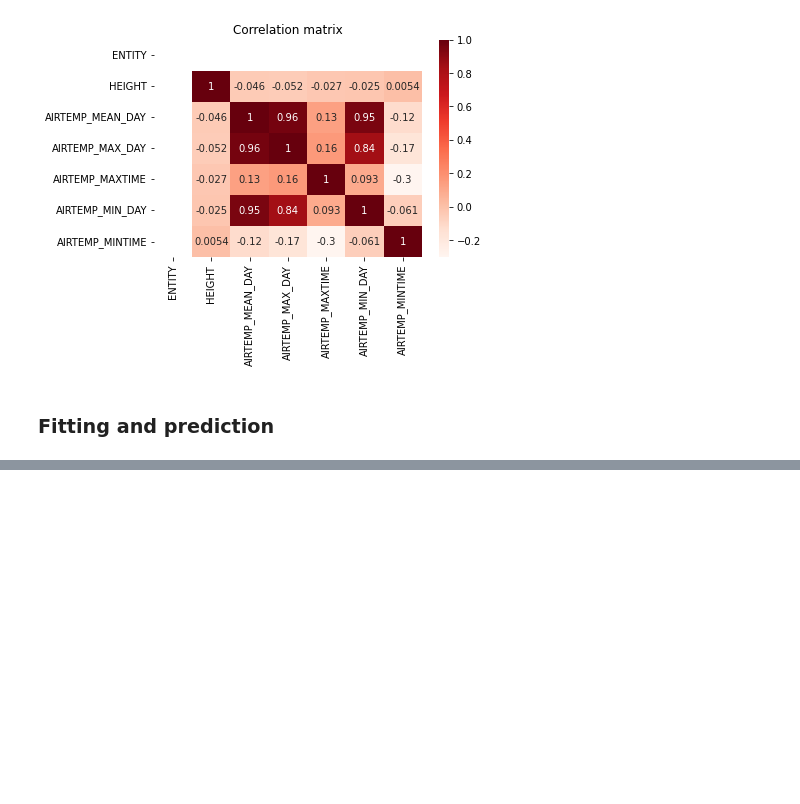
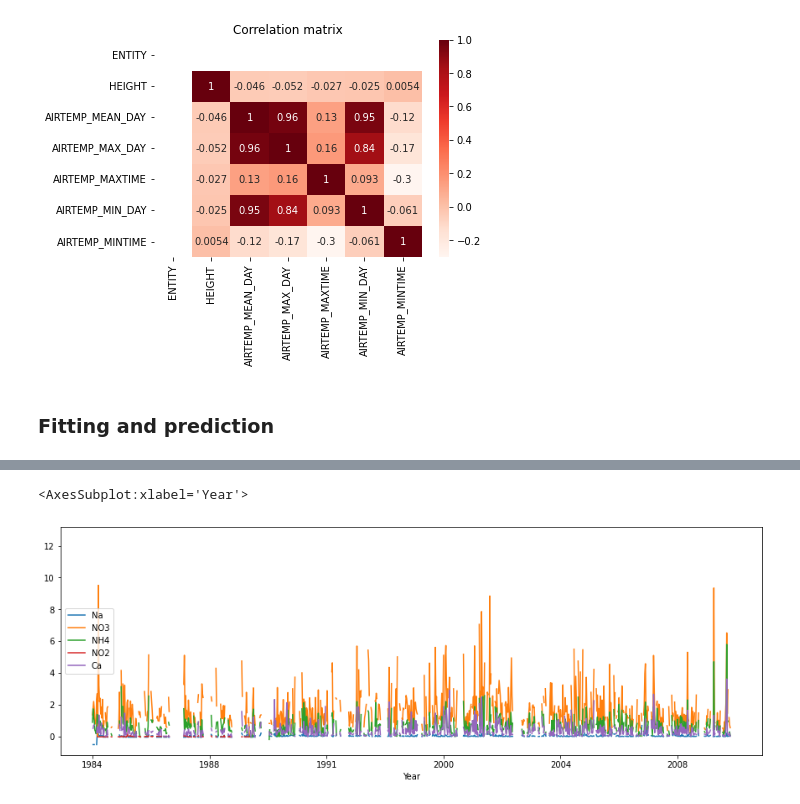
Before and after one commit to Mariuble/ucberkeley_biodiversity, a Jupyter notebook: decomposition.ipynb, the cells around one changed output, grey strips where cells are left out. Saved outputs shown, nothing was run; the diff lists cells and outputs as text; code cells hidden in the pictures; blank space fills up the shorter version.

Commit message:
Plot decomposition of Na, NH4, NO3

```diff
--- a/decomposition.ipynb
+++ b/decomposition.ipynb
@@ -100,0 +123,9 @@ Text(0.5, 1.0, 'Correlation matrix')
+# %%
+ax = atmos.loc[:,['Year', 'Na']].plot(x='Year', figsize=(15,5))
+atmos.loc[:,['Year', 'NO3']].plot(x='Year', ax=ax)
+atmos.loc[:,['Year', 'NH4']].plot(x='Year', ax=ax)
+atmos.loc[:,['Year', 'NO2']].plot(x='Year', ax=ax)
+atmos.loc[:,['Year', 'Ca']].plot(x='Year', ax=ax)
+# %% [output]
+<AxesSubplot:xlabel='Year'>
+[figure, added]
```
Also changed, not shown: parts of 4 cells of this notebook.
